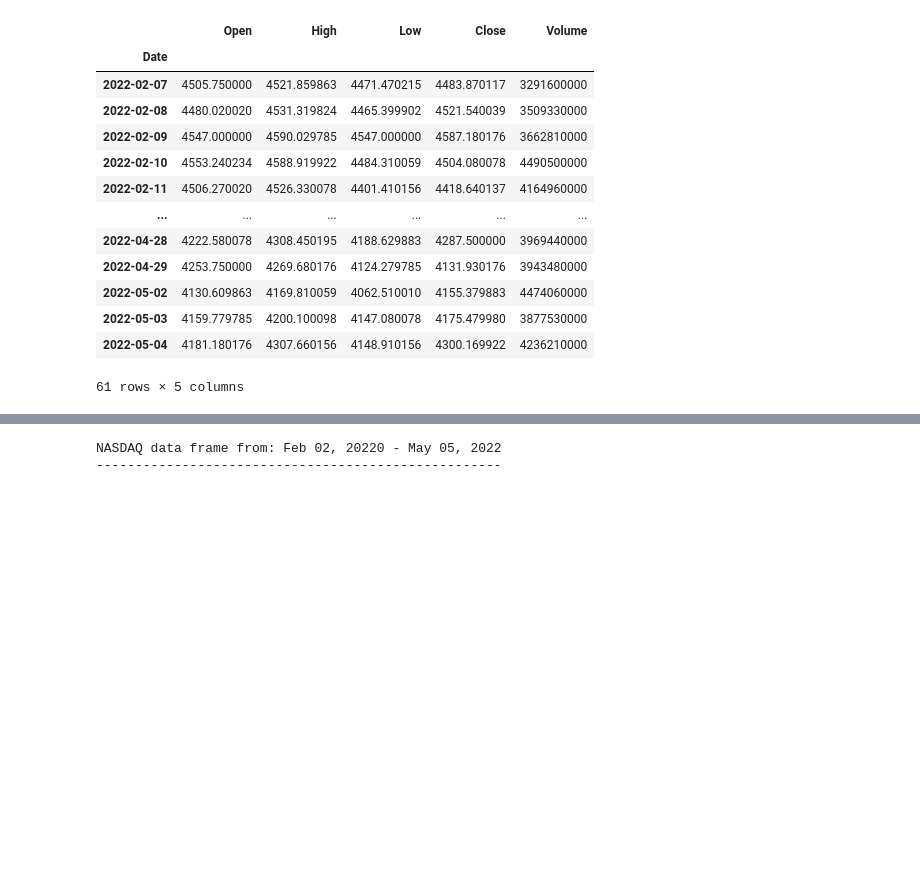
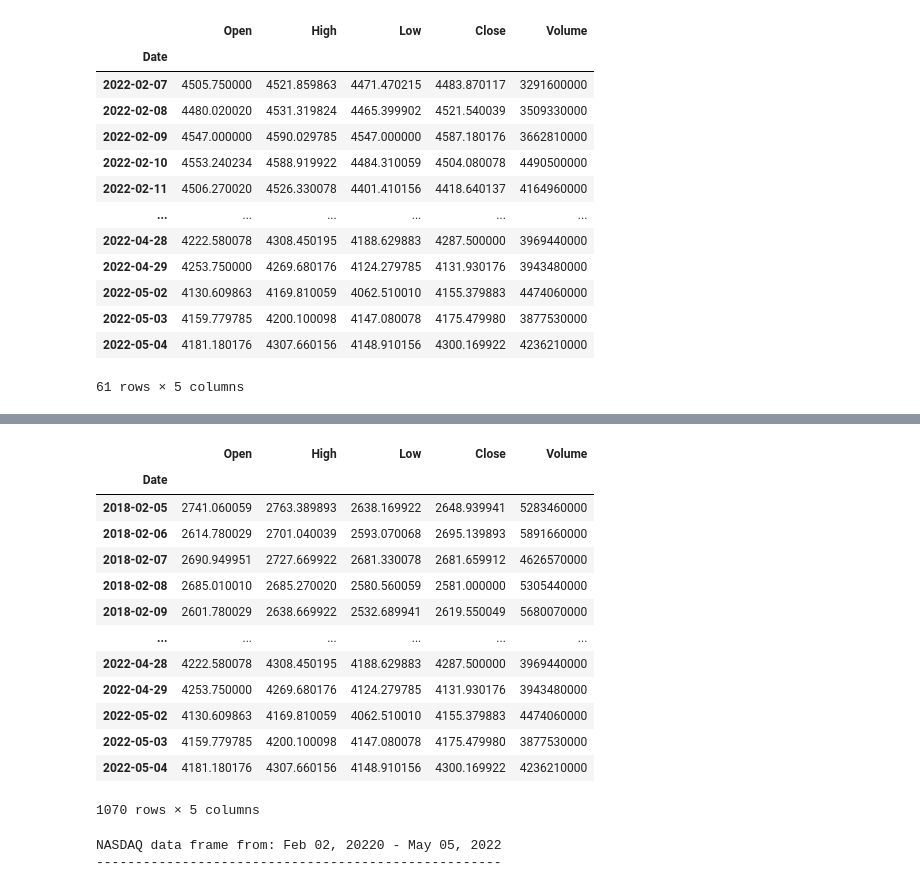
Before and after one commit to Ja1meV/Group_proj_, a Jupyter notebook: Jaime_/Indices_data.ipynb, the cells around one changed output, grey strips where cells are left out. Saved outputs shown, nothing was run; the diff lists cells and outputs as text; code cells hidden in the pictures; blank space fills up the shorter version.

```diff
--- a/Jaime_/Indices_data.ipynb
+++ b/Jaime_/Indices_data.ipynb
@@ -298,3 +402,6 @@ sp500_new_df
 # %%
 #creating sp500 csv file
 sp500_new_df.to_csv('S&P500.csv',float_format='%.2f')
+# %%
+# retriving 5 yr history sp500
+sp500_df = sp_data.history(period='5yr', start='2018-02-05', end='2022-05-05')
@@ -301,3 +431,22 @@ sp500_new_df.to_csv('S&P500.csv',float_format='%.2f')
+# %%
+#drop columns
+sp500_new_df = sp500_df.drop(columns=['Stock Splits','Dividends'], axis=1)
+sp500_new_df
+# %% [output]
+|  | Open | High | Low | Close | Volume |
+| Date |  |  |  |  |  |
+| 2018-02-05 | 2741.060059 | 2763.389893 | 2638.169922 | 2648.939941 | 5283460000 |
+| 2018-02-06 | 2614.780029 | 2701.040039 | 2593.070068 | 2695.139893 | 5891660000 |
+| 2018-02-07 | 2690.949951 | 2727.669922 | 2681.330078 | 2681.659912 | 4626570000 |
+| 2018-02-08 | 2685.010010 | 2685.270020 | 2580.560059 | 2581.000000 | 5305440000 |
+| 2018-02-09 | 2601.780029 | 2638.669922 | 2532.689941 | 2619.550049 | 5680070000 |
+| ... | ... | ... | ... | ... | ... |
+| 2022-04-28 | 4222.580078 | 4308.450195 | 4188.629883 | 4287.500000 | 3969440000 |
+| 2022-04-29 | 4253.750000 | 4269.680176 | 4124.279785 | 4131.930176 | 3943480000 |
+| 2022-05-02 | 4130.609863 | 4169.810059 | 4062.510010 | 4155.379883 | 4474060000 |
+| 2022-05-03 | 4159.779785 | 4200.100098 | 4147.080078 | 4175.479980 | 3877530000 |
+| 2022-05-04 | 4181.180176 | 4307.660156 | 4148.910156 | 4300.169922 | 4236210000 |
+1070 rows × 5 columns
 # %%
 #creating nasdaq df
 nasdaq_data = yf.Ticker('^IXIC')
```
Also changed, not shown: parts of 14 cells of this notebook, 4 other files.
